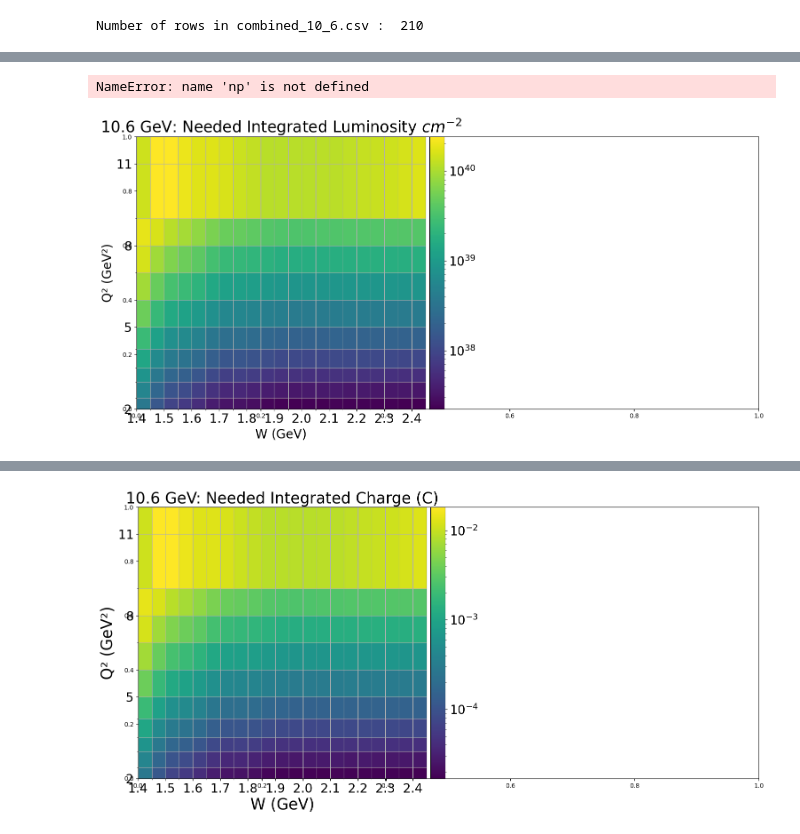
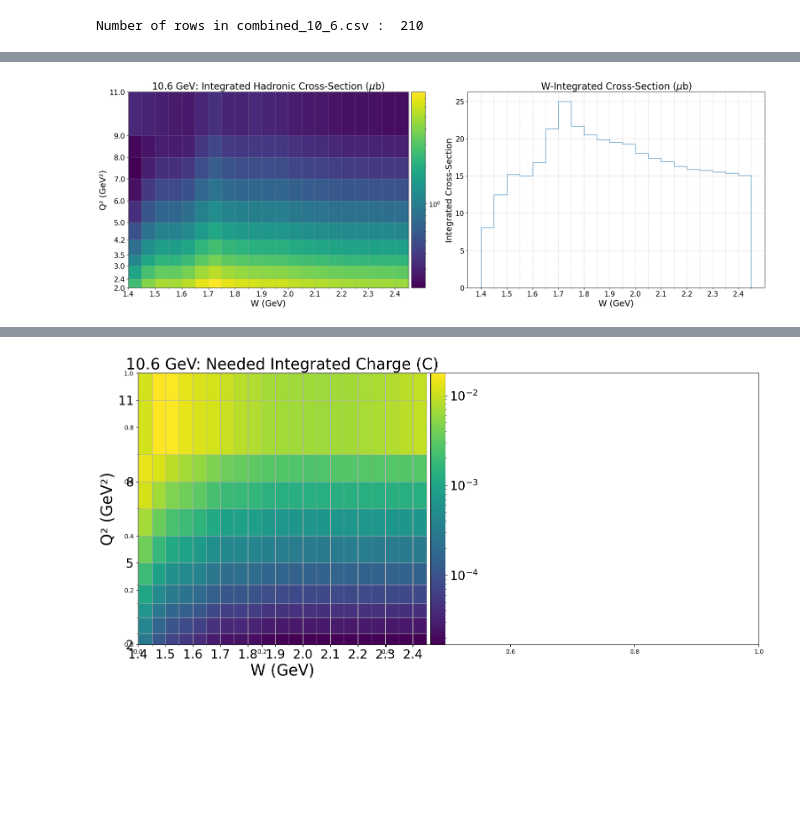
Before and after one commit to aosmond98/clas12, a Jupyter notebook: python/10_6GeV_acceptance_etc.ipynb, the cells around one changed output, grey strips where cells are left out. Saved outputs shown, nothing was run; the diff lists cells and outputs as text; code cells hidden in the pictures; blank space fills up the shorter version.

```diff
--- a/python/10_6GeV_acceptance_etc.ipynb
+++ b/python/10_6GeV_acceptance_etc.ipynb
@@ -387,102 +385,39 @@ minor_xticks = bin_x
 
 fig, axes = plt.subplots(1, 2, figsize=(20, 7))
 
-# ------------------------------------------------------
-# LEFT: 2D Integrated Cross-Section Map
-# ------------------------------------------------------
+# ----------- LEFT: 2D integrated cross section
 ax = axes[0]
-hist = ax.hist2d(
-    hist_10_6_gev_sim.w_val.to_numpy(),
-    hist_10_6_gev_sim.q2_val.to_numpy(),
-    bins=[bin_x, bin_y],
-    cmap='viridis',
-    density=False,
-    cmin=0,
-    norm=mpl.colors.LogNorm(),
-    weights=hist_10_6_gev_sim.cs_scaled
-)
+hist = ax.hist2d(hist_10_6_gev_sim.w_val.to_numpy(), hist_10_6_gev_sim.q2_val.to_numpy(),
+                 bins=[bin_x, bin_y], cmap='viridis', density=False, cmin=0, norm=mpl.colors.LogNorm(), weights=hist_10_6_gev_sim.cs_scaled)
 
 ax.set_title('10.6 GeV: Integrated Hadronic Cross-Section ($\mu$b)', fontsize=20)
 ax.set_xlabel('W (GeV)', fontsize=18)
 ax.set_ylabel('Q² (GeV²)', fontsize=18)
-
 ax.set_xticks(major_xticks)
 ax.set_xticks(minor_xticks, minor=True)
 ax.set_yticks(bin_y)
-
 ax.grid(which='both', linestyle='--', alpha=0.5)
 ax.tick_params(axis='both', which='major', labelsize=15)
 
-# Add colorbar correctly
+# Add colorbar
 divider = make_axes_locatable(ax)
 cax = divider.append_axes("right", size="5%", pad=0.09)
 cbar = plt.colorbar(hist[3], cax=cax)
 cbar.ax.tick_params(labelsize=14)
 
-# ------------------------------------------------------
-# RIGHT: W-projected Cross-Section
-# ------------------------------------------------------
+# ----------- RIGHT: W-projected cross section
 ax = axes[1]
-ax.hist(
-    hist_10_6_gev_sim.w_val.to_numpy(),
-    range=(1.4, 2.5),
-    bins=bin_x,
-    weights=hist_10_6_gev_sim.cs_scaled,
-    histtype='step',
-    alpha=0.9
-)
+ax.hist(hist_10_6_gev_sim.w_val.to_numpy(), range=(1.4, 2.5), bins=bin_x, weights=hist_10_6_gev_sim.cs_scaled, histtype='step', alpha=0.9)
 
 ax.set_title('W-Integrated Cross-Section ($\mu$b)', fontsize=20)
 ax.set_xlabel('W (GeV)', fontsize=18)
 ax.set_ylabel('Integrated Cross-Section', fontsize=18)
-
 ax.set_xticks(major_xticks)
 ax.set_xticks(minor_xticks, minor=True)
 ax.grid(which='both', linestyle='--', alpha=0.5)
 ax.tick_params(axis='both', which='major', labelsize=15)
 
 plt.tight_layout()
 plt.show()
 # %% [output]
-NameError: name 'np' is not defined
+[figure, added]
-# %%
-# find integrated luminosity: 10.6 GeV
-from matplotlib.ticker import FormatStrFormatter
-fig, ax = plt.subplots(figsize =(15,7))
-ax=plt.subplot(1, 2, 1) # row 1, col 2 index 1
-
-# Creating plot
-bin_x=np.arange(1.4,2.5, 0.05)
-bin_y=[2.0,2.4,3.0,3.5,4.2,5.0,6.0,7.0,8.0,9.0,12.0]
-
-matplotlib.pyplot.hist2d(hist_10_6_gev_sim.w_val.to_numpy(),hist_10_6_gev_sim.q2_val.to_numpy(),
-                         bins=[bin_x, bin_y],cmap=plt.cm.get_cmap('viridis'), density=False,
-                         cmin =0,norm=mpl.colors.LogNorm(), weights=hist_10_6_gev_sim.lumi_elec)
-
-# show plot
-plt.tight_layout()
-ax.set_title('10.6 GeV: Needed Integrated Luminosity $cm^{-2}$', fontsize=25, color='k')
-plt.xlabel('W (GeV)',fontsize=20)
-plt.ylabel('Q\N{SUPERSCRIPT TWO} (GeV\N{SUPERSCRIPT TWO})',fontsize=20)
-
-# Adding color bar
-divider = make_axes_locatable(ax)
-cax = divider.append_axes("right", size="5%", pad=0.09)
-plt.colorbar(cax=cax)
-plt.tick_params(labelsize=20);
-major_ticks = np.arange(1.4,2.5, 0.1)
-minor_ticks = np.arange(1.4,2.5, 0.05)
-ax.set_xticks(major_ticks)
-ax.set_xticks(minor_ticks, minor=True)
-major_ticks = [2.0,5.0,8.0,11.0]
-minor_ticks = [2.0,2.4,3.0,3.5,4.2,5.0,6.0,7.0,8.0,9.0,12.0]
-ax.set_yticks(major_ticks)
-ax.set_yticks(minor_ticks, minor=True)
-
-# And a corresponding grid
-ax.grid(which='both')
-ax.tick_params(axis='both', which='major', labelsize=20)
-
-plt.show()
-# %% [output]
-[figure, removed]
```
Also changed, not shown: parts of 6 cells of this notebook.
